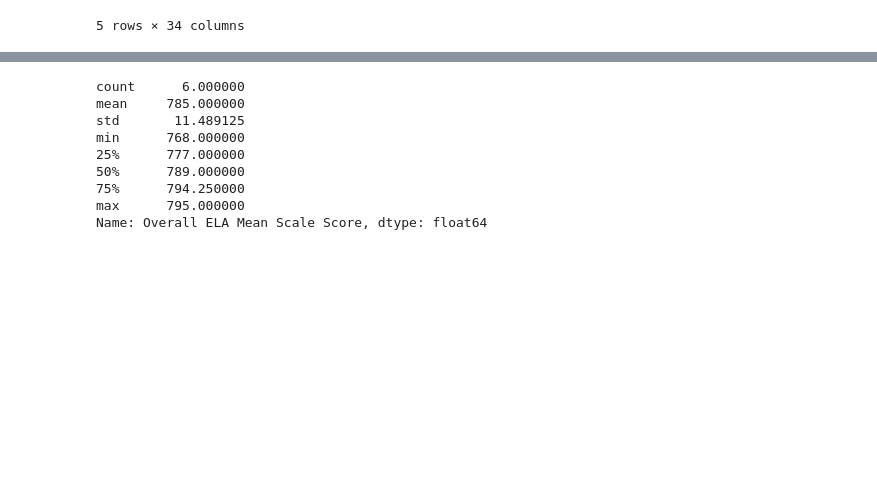
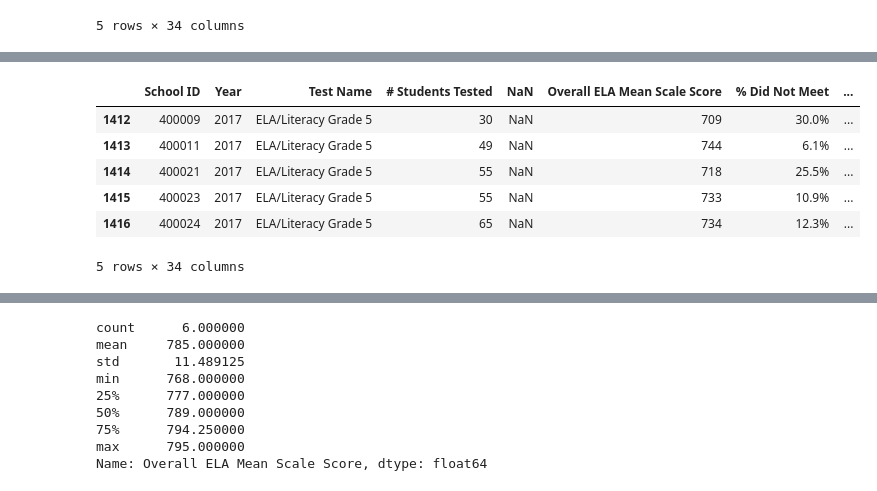
Before and after one commit to lilphonsdale/ep_if, a Jupyter notebook: Analysis_Lonsdale_Philip_2023_May_5.ipynb, the cells around one changed output, grey strips where cells are left out. Saved outputs shown, nothing was run; the diff lists cells and outputs as text; code cells hidden in the pictures; blank space fills up the shorter version.

```diff
--- a/Pilot_Program_Results.ipynb
+++ b/Analysis_Lonsdale_Philip_2023_May_5.ipynb
@@ -49,0 +49,15 @@ pilot_participants_2017
+# %%
+#filtering the dataset to show only the non-pilot schools' 5 graders in 2017
+
+non_pilot = results_df[results_df['School ID'].isin(pilot_schools) == False]
+non_pilot = non_pilot[results_df['Test Name']=="ELA/Literacy Grade 5"]
+non_pilot_2017 = non_pilot[results_df['Year']=="2017"]
+non_pilot_2017.head()
+# %% [output]
+|  | School ID | Year | Test Name | # Students Tested | NaN | Overall ELA Mean Scale Score | % Did Not Meet | ... |
+| 1412 | 400009 | 2017 | ELA/Literacy Grade 5 | 30 | NaN | 709 | 30.0% | ... |
+| 1413 | 400011 | 2017 | ELA/Literacy Grade 5 | 49 | NaN | 744 | 6.1% | ... |
+| 1414 | 400021 | 2017 | ELA/Literacy Grade 5 | 55 | NaN | 718 | 25.5% | ... |
+| 1415 | 400023 | 2017 | ELA/Literacy Grade 5 | 55 | NaN | 733 | 10.9% | ... |
+| 1416 | 400024 | 2017 | ELA/Literacy Grade 5 | 65 | NaN | 734 | 12.3% | ... |
+5 rows × 34 columns
```
Also changed, not shown: parts of 13 cells of this notebook.
